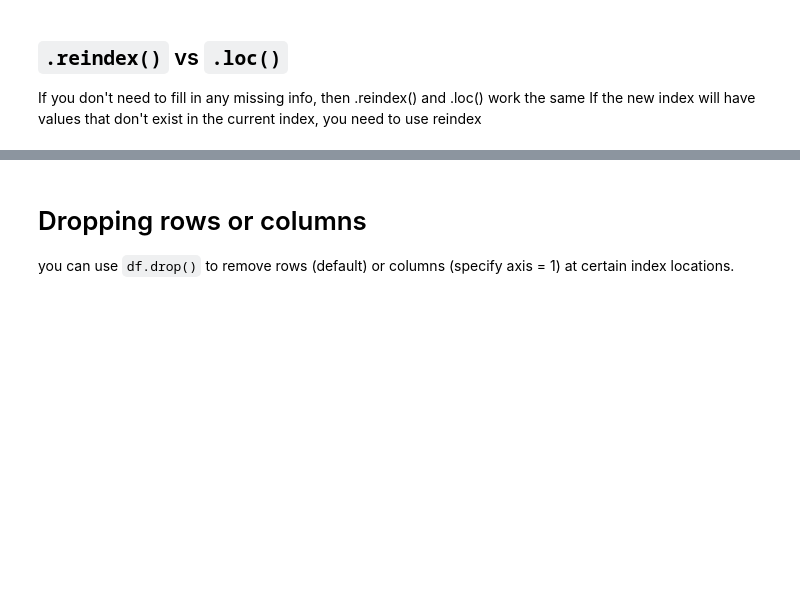
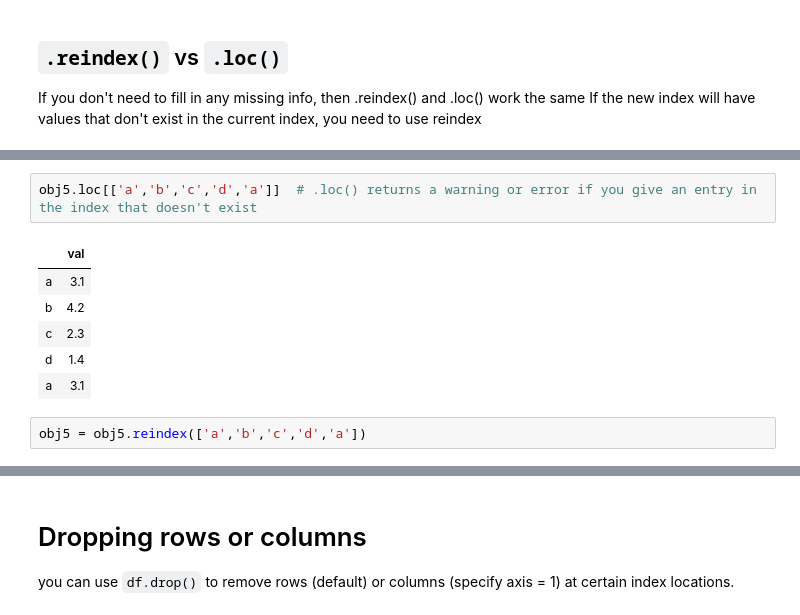
Before and after one commit to smileschen/2019-fa-stats131, a Jupyter notebook: 04-02_Pandas_indexing.ipynb, the cells around one changed output, grey strips where cells are left out. Cells and saved outputs as stored; diff of their text form; blank space fills up the shorter version.

```diff
--- a/04-02_Pandas_indexing.ipynb
+++ b/04-02_Pandas_indexing.ipynb
@@ -115,0 +307,11 @@ obj5.loc[['a','b','c','d','e']]  # .loc() returns a warning or error if you give
+# %%
+obj5.loc[['a','b','c','d','a']]  # .loc() returns a warning or error if you give an entry in the index that doesn't exist
+# %% [output]
+|  | val |
+| a | 3.1 |
+| b | 4.2 |
+| c | 2.3 |
+| d | 1.4 |
+| a | 3.1 |
+# %%
+obj5 = obj5.reindex(['a','b','c','d','a'])
```
Also changed, not shown: parts of 86 cells of this notebook.
